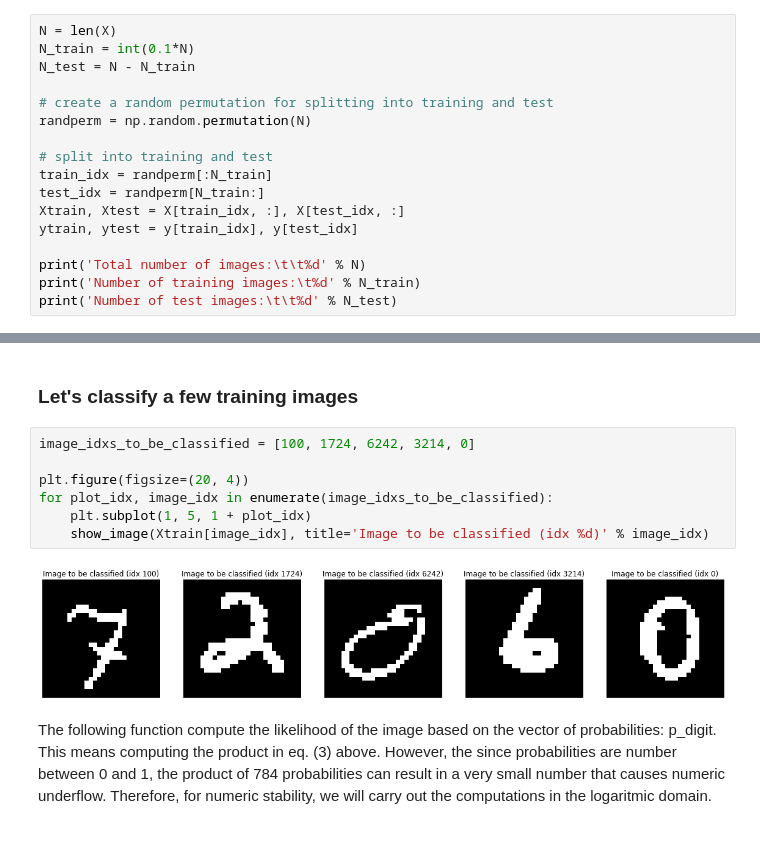
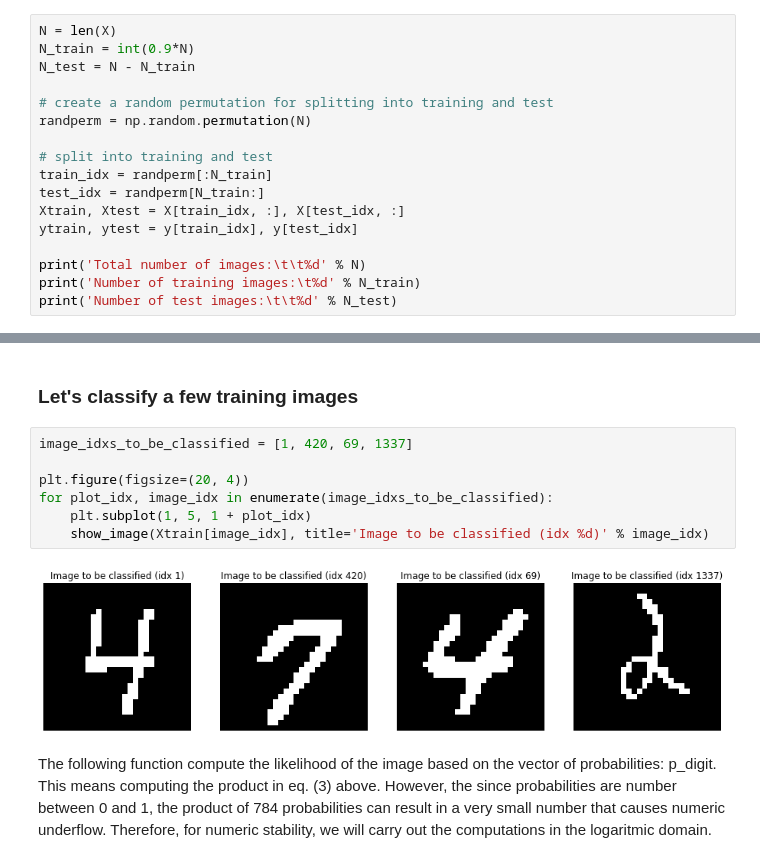
Before and after one commit to Aagaarrd/02462-assignment1, a Jupyter notebook: mnnist.ipynb, the cells around one changed output, grey strips where cells are left out. Drawn from its saved outputs; the diff is of its cells as text.

Commit message:
train/test accuracy calculations fixed

```diff
--- a/mnnist.ipynb
+++ b/mnnist.ipynb
@@ -177,7 +177,7 @@ print(X[0].reshape((28, 28)).astype('int'))
 Now we will split our data into a training and a test set.
 # %%
 N = len(X)
-N_train = int(0.1*N)
+N_train = int(0.9*N)
 N_test = N - N_train
 
 # create a random permutation for splitting into training and test
@@ -280,14 +280,14 @@ Hint: Look at the training images above
 # %% [markdown]
 ### Let's classify a few training images
 # %%
-image_idxs_to_be_classified = [100, 1724, 6242, 3214, 0]
+image_idxs_to_be_classified = [1, 420, 69, 1337]
 
 plt.figure(figsize=(20, 4))
 for plot_idx, image_idx in enumerate(image_idxs_to_be_classified):
     plt.subplot(1, 5, 1 + plot_idx)
     show_image(Xtrain[image_idx], title='Image to be classified (idx %d)' % image_idx)
 # %% [output]
-[figure, old version]
+[figure, new version]
 # %% [markdown]
 The following function compute the likelihood of the image based on the vector of probabilities: p_digit. This means computing the product in eq. (3) above. However, the since probabilities are number between 0 and 1, the product of 784 probabilities can result in a very small number that causes numeric underflow. Therefore, for numeric stability, we will carry out the computations in the logaritmic domain.
 # %%
```
Also changed, not shown: parts of 16 cells of this notebook.
